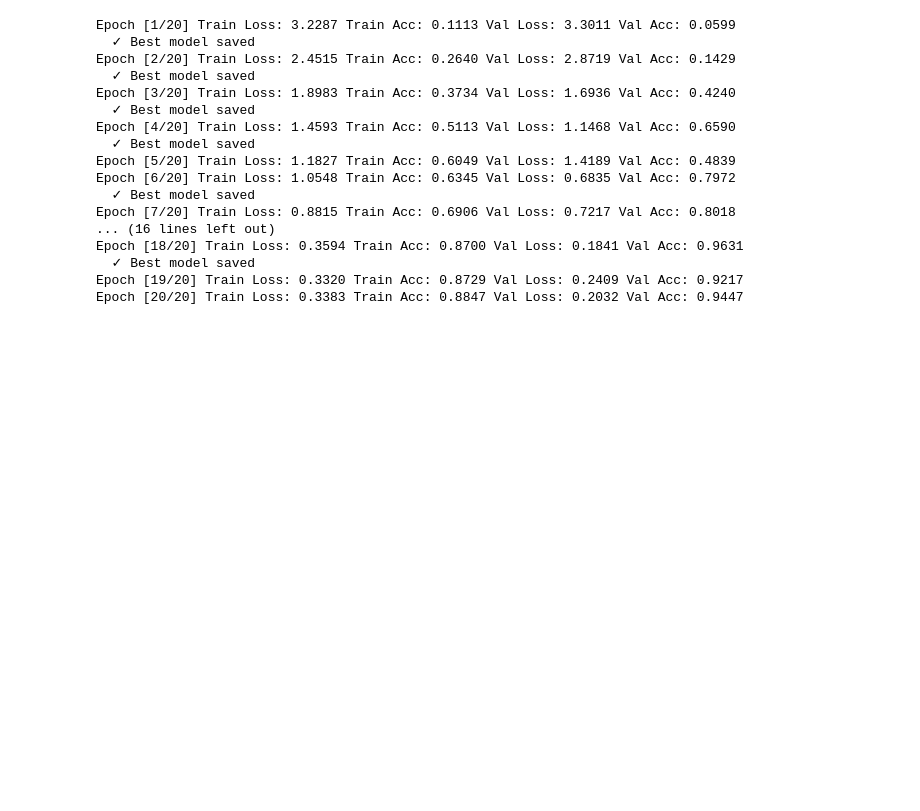
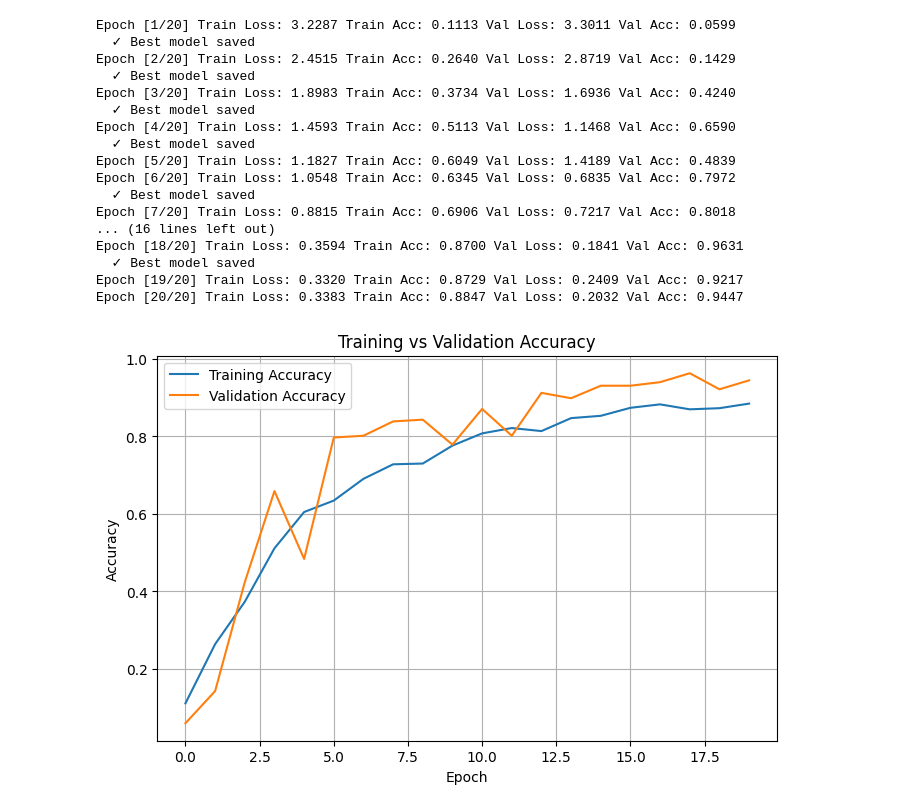
Before and after one commit to Yaa-Waadu/AI-Final-Project, a Jupyter notebook: ASL_Learning_Assistant.ipynb, the cells around one changed output. Saved outputs shown, nothing was run; the diff lists cells and outputs as text; code cells hidden in the pictures; blank space fills up the shorter version.

Commit message:
plotting training accuracy and loss

```diff
--- a/ASL_Learning_Assistant.ipynb
+++ b/ASL_Learning_Assistant.ipynb
@@ -576,3 +576,19 @@ Epoch [18/20] Train Loss: 0.3594 Train Acc: 0.8700 Val Loss: 0.1841 Val Acc: 0.9
   ✓ Best model saved
 Epoch [19/20] Train Loss: 0.3320 Train Acc: 0.8729 Val Loss: 0.2409 Val Acc: 0.9217
 Epoch [20/20] Train Loss: 0.3383 Train Acc: 0.8847 Val Loss: 0.2032 Val Acc: 0.9447
+# %%
+plt.figure(figsize=(8, 5))
+
+plt.plot(history["train_acc"], label="Training Accuracy")
+plt.plot(history["val_acc"], label="Validation Accuracy")
+
+plt.xlabel("Epoch")
+plt.ylabel("Accuracy")
+plt.title("Training vs Validation Accuracy")
+
+plt.legend()
+plt.grid()
+
+plt.show()
+# %% [output]
+[figure, added]
```
Also changed, not shown: parts of 1 cell of this notebook.
